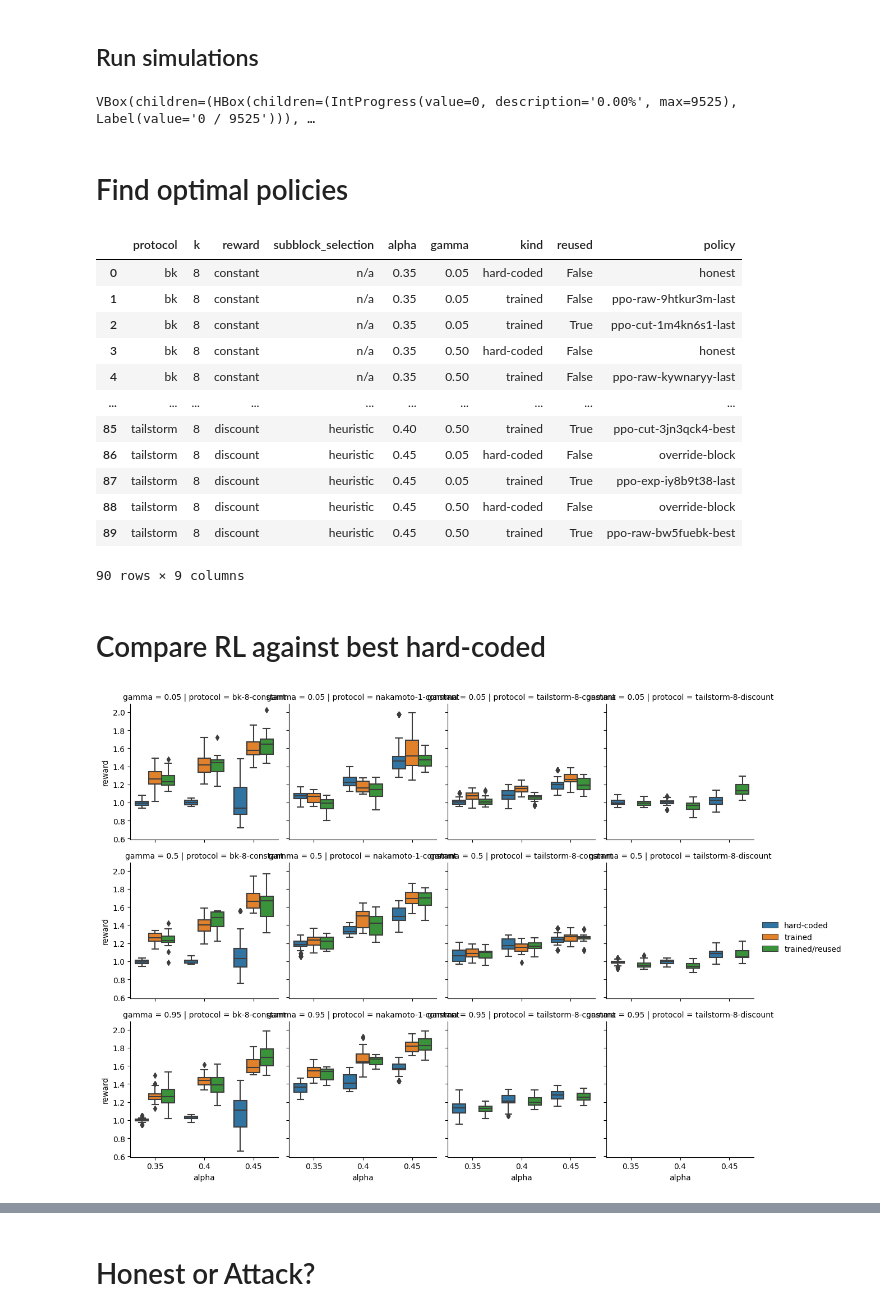
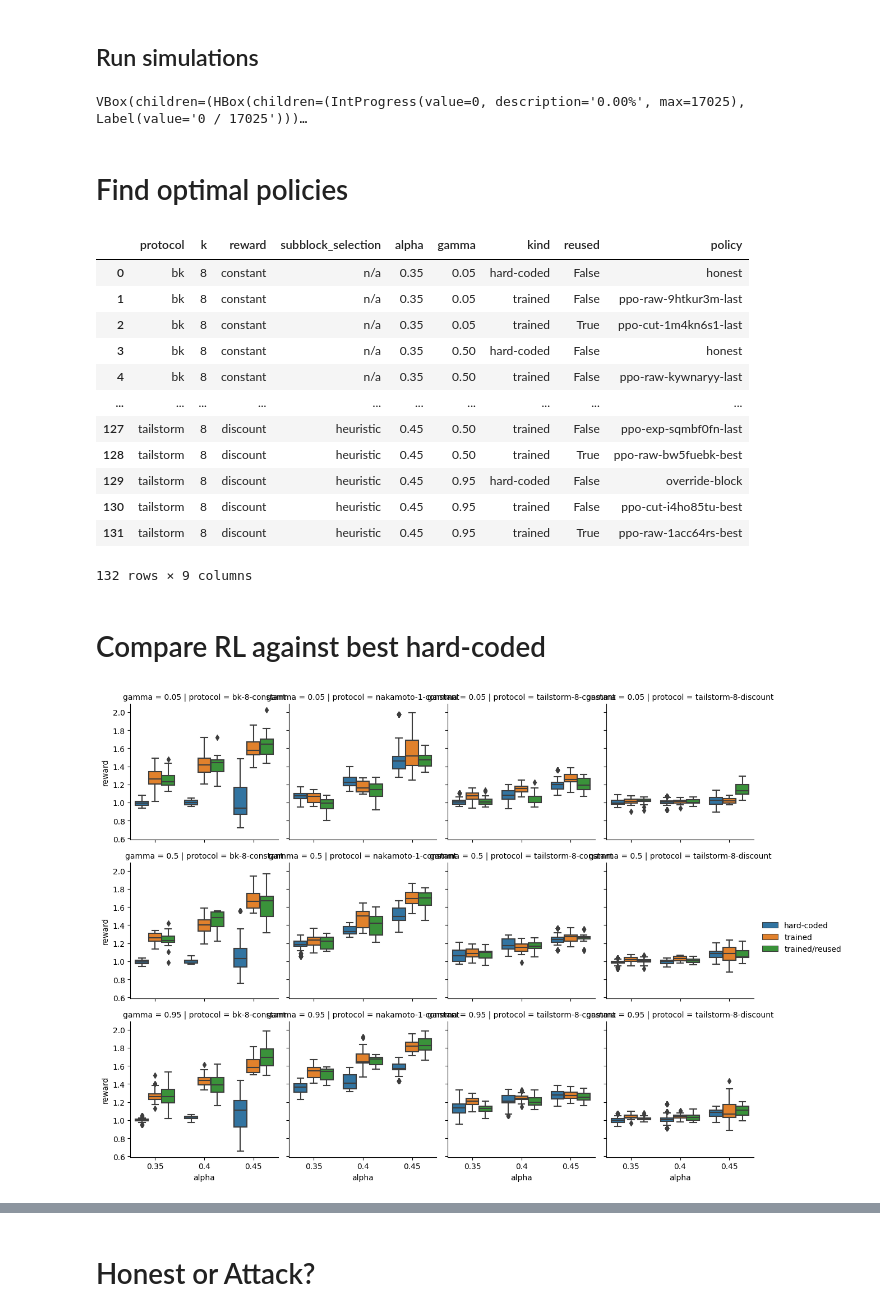
Before and after one commit to pkel/cpr, a Jupyter notebook: experiments/rl-eval/compare-models-and-find-breakeven.ipynb, the cells around one changed output, grey strips where cells are left out. Saved outputs shown, nothing was run; the diff lists cells and outputs as text; code cells hidden in the pictures.

Commit message:
RL/eval. Add tailstorm-discount batch

```diff
--- a/experiments/rl-eval/compare-models-and-find-breakeven.ipynb
+++ b/experiments/rl-eval/compare-models-and-find-breakeven.ipynb
@@ -52,6 +52,8 @@ batches = [
     "2023-01-18_all-protos-0",
     "2023-01-19_nakamoto-0",
     "2023-01-19_all-protos-0",
+    "2023-01-20_tailstorm-0",
+    "2023-01-20_tailstorm-discount",
 ]
 
 protocol_args = dict(
@@ -217,14 +219,19 @@ def measure_row(x, **kwargs):
     return pd.Series(res)
 
 
-# results = episodes.progress_apply(measure_row, axis=1)
+d = episodes.sample(
+    frac=1
+)  # shuffle for better load balancing in case of cached measurements
+
+# results = d.progress_apply(measure_row, axis=1)
 with threadpoolctl.threadpool_limits(limits=1):
-    results = episodes.parallel_apply(measure_row, axis=1)
-episodes = pd.concat([episodes, results], axis=1)
+    results = d.parallel_apply(measure_row, axis=1)
+
+episodes = pd.concat([d, results], axis=1).sort_index()
 
 # list(episodes.columns)
 # %% [output]
-VBox(children=(HBox(children=(IntProgress(value=0, description='0.00%', max=9525), Label(value='0 / 9525'))), …
+VBox(children=(HBox(children=(IntProgress(value=0, description='0.00%', max=17025), Label(value='0 / 17025')))…
 # %% [markdown]
 # Find optimal policies
 # %%
@@ -263,46 +270,52 @@ opt_episodes = opt_policies.join(d.set_index(scenario + policy), on=scenario + p
 | 3 | bk | 8 | constant | n/a | 0.35 | 0.50 | hard-coded | False | honest |
 | 4 | bk | 8 | constant | n/a | 0.35 | 0.50 | trained | False | ppo-raw-kywnaryy-last |
 | ... | ... | ... | ... | ... | ... | ... | ... | ... | ... |
-| 85 | tailstorm | 8 | discount | heuristic | 0.40 | 0.50 | trained | True | ppo-cut-3jn3qck4-best |
-| 86 | tailstorm | 8 | discount | heuristic | 0.45 | 0.05 | hard-coded | False | override-block |
-| 87 | tailstorm | 8 | discount | heuristic | 0.45 | 0.05 | trained | True | ppo-exp-iy8b9t38-last |
-| 88 | tailstorm | 8 | discount | heuristic | 0.45 | 0.50 | hard-coded | False | override-block |
-| 89 | tailstorm | 8 | discount | heuristic | 0.45 | 0.50 | trained | True | ppo-raw-bw5fuebk-best |
+| 127 | tailstorm | 8 | discount | heuristic | 0.45 | 0.50 | trained | False | ppo-exp-sqmbf0fn-last |
+| 128 | tailstorm | 8 | discount | heuristic | 0.45 | 0.50 | trained | True | ppo-raw-bw5fuebk-best |
+| 129 | tailstorm | 8 | discount | heuristic | 0.45 | 0.95 | hard-coded | False | override-block |
+| 130 | tailstorm | 8 | discount | heuristic | 0.45 | 0.95 | trained | False | ppo-cut-i4ho85tu-best |
+| 131 | tailstorm | 8 | discount | heuristic | 0.45 | 0.95 | trained | True | ppo-raw-1acc64rs-best |
-90 rows × 9 columns
+132 rows × 9 columns
 # %% [markdown]
 # Compare RL against best hard-coded
 # %%
 def rl_vs_hard_coded_bp(objective, label="reward"):
     d = opt_episodes.copy()
     d.loc[d.reused, "kind"] = "trained/reused"
     d = (
         d.assign(
             protocol=d.protocol + "-" + d.k.map(str) + "-" + d.reward,
             kind=d.kind.astype("category"),
             __=objective(d),
         )
         .drop(columns=[label], errors="ignore")
         .rename(columns=dict(__=label))
     )
-    g = sns.FacetGrid(data=d, col="protocol", row="gamma")
+    g = sns.FacetGrid(
+        data=d.query("alpha >= .35"),
+        col="protocol",
+        row="gamma",
+        sharex=True,
+        sharey=True,
+    )
     g.map_dataframe(
         sns.boxplot,
         x="alpha",
         y=label,
         hue="kind",
         orient="v",
         palette=sns.color_palette(),
     )
     g.add_legend()
 
 
 ## reward per progess (in DAA equilibrium)
 # rl_vs_hard_coded(lambda d: d.episode_reward_attacker / d.episode_progress)
 ## alpha normalizations
 rl_vs_hard_coded_bp(lambda d: d.episode_reward_attacker / d.episode_progress / d.alpha)
 # rl_vs_hard_coded(lambda d: d.episode_reward_attacker / d.episode_progress - d.alpha)
 # %% [output]
-[figure, old version]
+[figure, new version]
 # %%
 def rl_vs_hard_coded_gamma_lp(objective, label="reward"):
     d = opt_episodes.copy()
```
Also changed, not shown: parts of 9 cells of this notebook.
